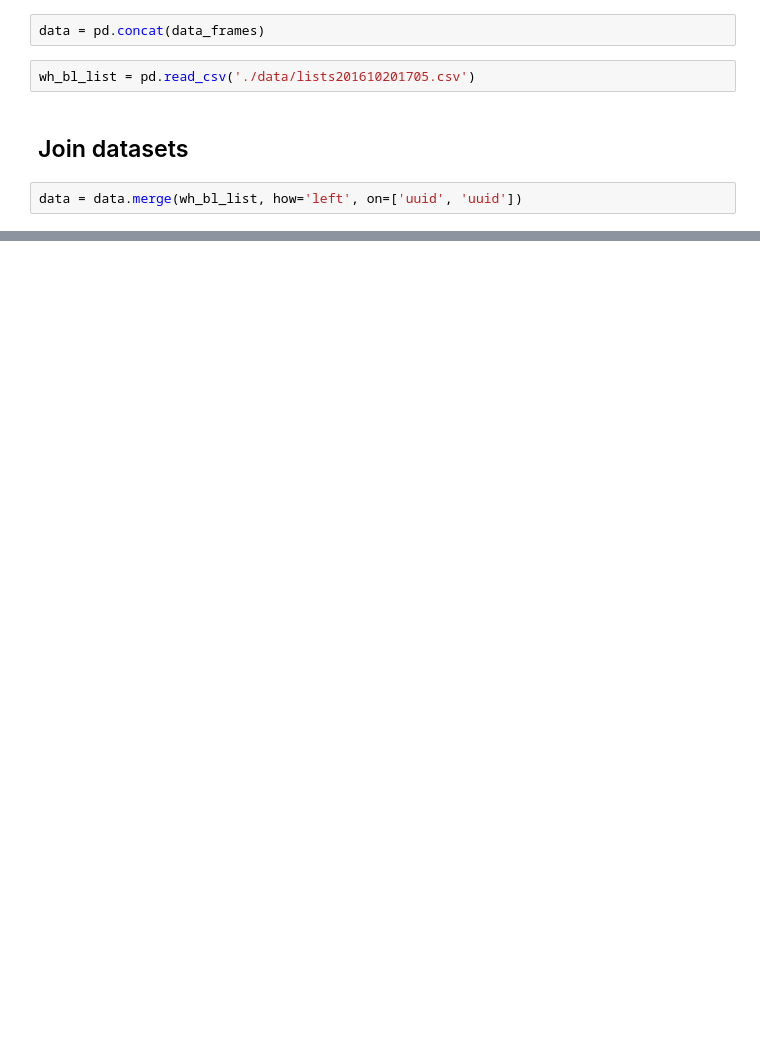
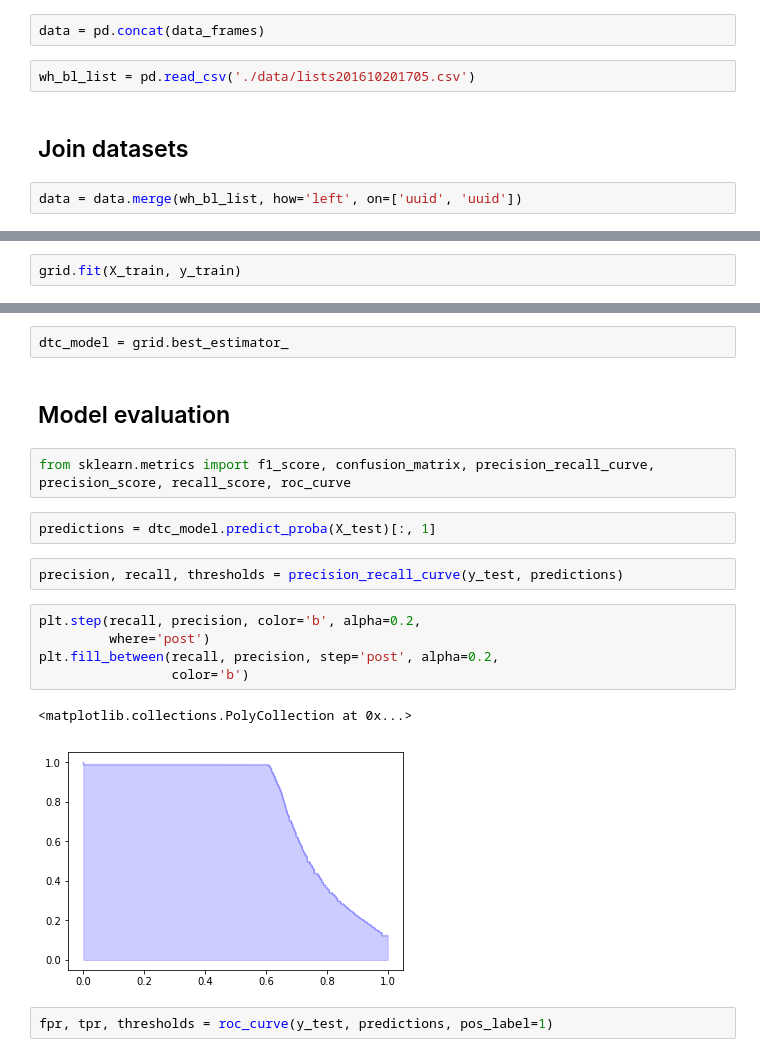
Before and after one commit to jdbermeol/PayUTest, a Jupyter notebook: PayUTest.ipynb, the cells around one changed output, grey strips where cells are left out. Drawn from its saved outputs; the diff is of its cells as text; blank space fills up the shorter version.

Commit message:
Initial test version

```diff
--- a/PayUTest.ipynb
+++ b/PayUTest.ipynb
@@ -26,0 +428,2 @@ data.to_csv('./checkpoints/data.csv')
+# %%
+grid.fit(X_train, y_train)
@@ -26,0 +456,20 @@ data.to_csv('./checkpoints/data.csv')
+# %%
+dtc_model = grid.best_estimator_
+# %% [markdown]
+## Model evaluation
+# %%
+from sklearn.metrics import f1_score, confusion_matrix, precision_recall_curve, precision_score, recall_score, roc_curve
+# %%
+predictions = dtc_model.predict_proba(X_test)[:, 1]
+# %%
+precision, recall, thresholds = precision_recall_curve(y_test, predictions)
+# %%
+plt.step(recall, precision, color='b', alpha=0.2,
+         where='post')
+plt.fill_between(recall, precision, step='post', alpha=0.2,
+                 color='b')
+# %% [output]
+<matplotlib.collections.PolyCollection at 0x...>
+[figure, added]
+# %%
+fpr, tpr, thresholds = roc_curve(y_test, predictions, pos_label=1)
```
Also changed, not shown: parts of 115 cells of this notebook, 2 other files.
